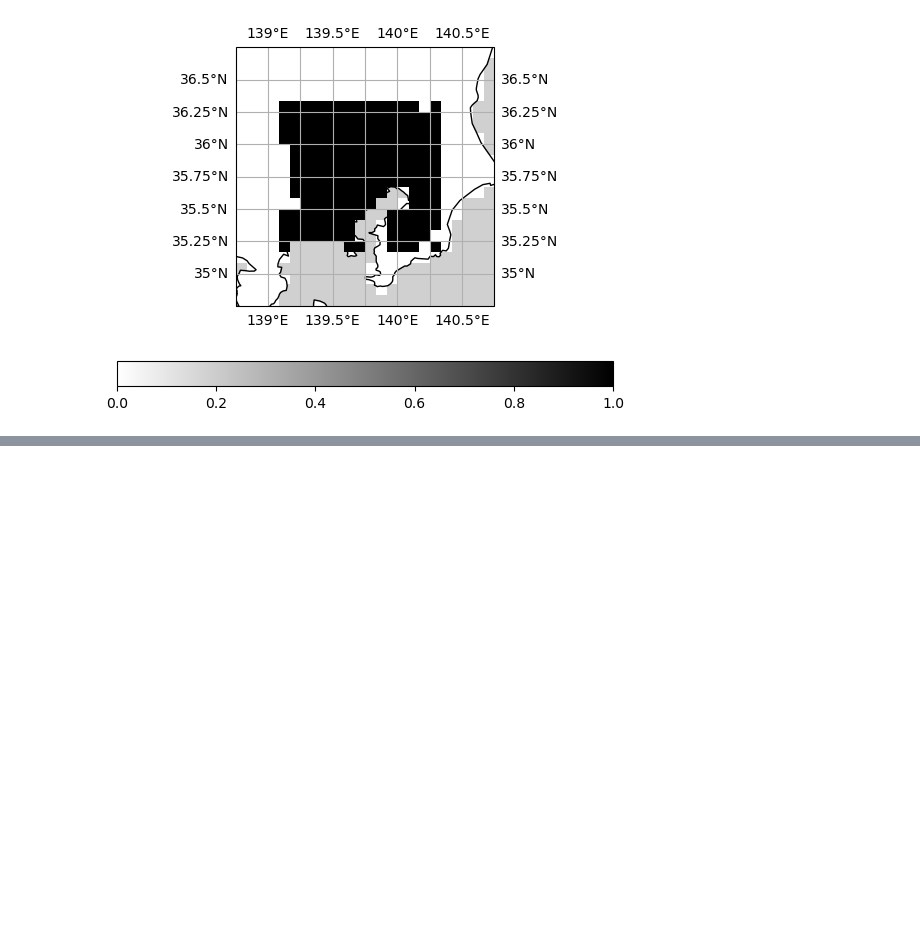
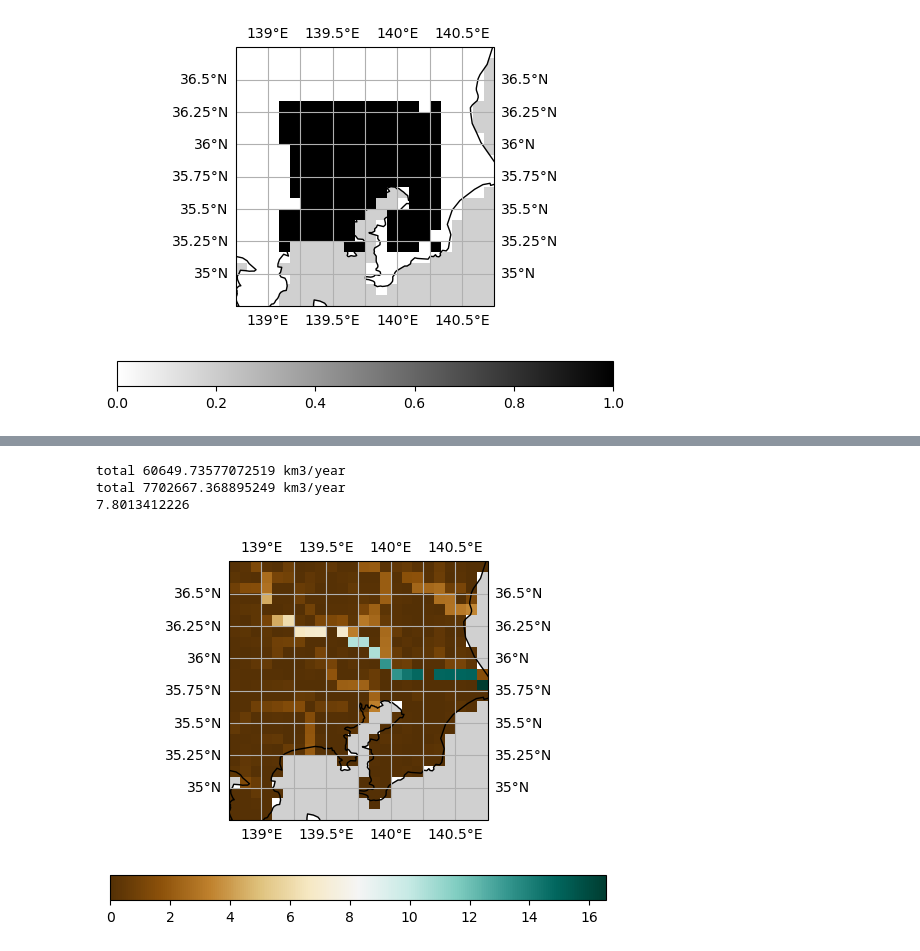
Before and after one commit to HalKiyo/xeno_jupyter_test, a Jupyter notebook: city/tokyo.ipynb, the cells around one changed output, grey strips where cells are left out. Cells and saved outputs as stored; diff of their text form; code cells hidden in the pictures; blank space fills up the shorter version.

```diff
--- a/city/tokyo.ipynb
+++ b/city/tokyo.ipynb
@@ -198,3 +379,41 @@ fig.colorbar(im, ax=ax, orientation='horizontal')
 # 地下水需要: Groundwater, gw_Deficit(不足分)
 # %%
 # 各都市グリッドでの導水路からの取水量
+# %%
+# riv_outはkg/s
+josui = load(f'map/dat/cty_prf_/city_{city_index:08d}.gl5', SUF='.gl5')
+josui_cropped = crop(josui, lat_start, lat_end, lon_start, lon_end)
+
+qtot = load_times_area(f'lnd/out/Qtot____/W5E5LECD20190000.gl5', SUF='.gl5')
+qtot_crop = crop(qtot, lat_start, lat_end, lon_start, lon_end)
+
+rivout = load_yearly(f'riv/out/riv_out_/W5E5LECD20190000.gl5', SUF='.gl5')
+rivout_crop = crop(rivout, lat_start, lat_end, lon_start, lon_end)
+
+# extent
+projection = ccrs.PlateCarree()
+img_extent = (lonmin_gl5, lonmax_gl5, latmin_gl5, latmax_gl5)
+
+# figure
+fig = plt.figure()
+ax = plt.subplot(projection=projection)
+ax.coastlines()
+ax.gridlines(draw_labels=True)
+ax.add_feature(cfea.OCEAN, color='#d0d0d0')
+im = ax.imshow(rivout_crop,
+               origin='upper',
+               extent=img_extent,
+               transform=projection,
+               cmap='BrBG'
+               #cmap='GnBu',
+               #norm = LogNorm(vmin=1e-10, vmax=1e2),
+              )
+fig.colorbar(im, ax=ax, orientation='horizontal')
+
+riv = rivout_crop*josui_cropped
+print(np.sum(riv))
+# %% [output]
+total 60649.73577072519 km3/year
+total 7702667.368895249 km3/year
+7.8013412226
+[figure, added]
```
Also changed, not shown: parts of 14 cells of this notebook, 6 other files.
